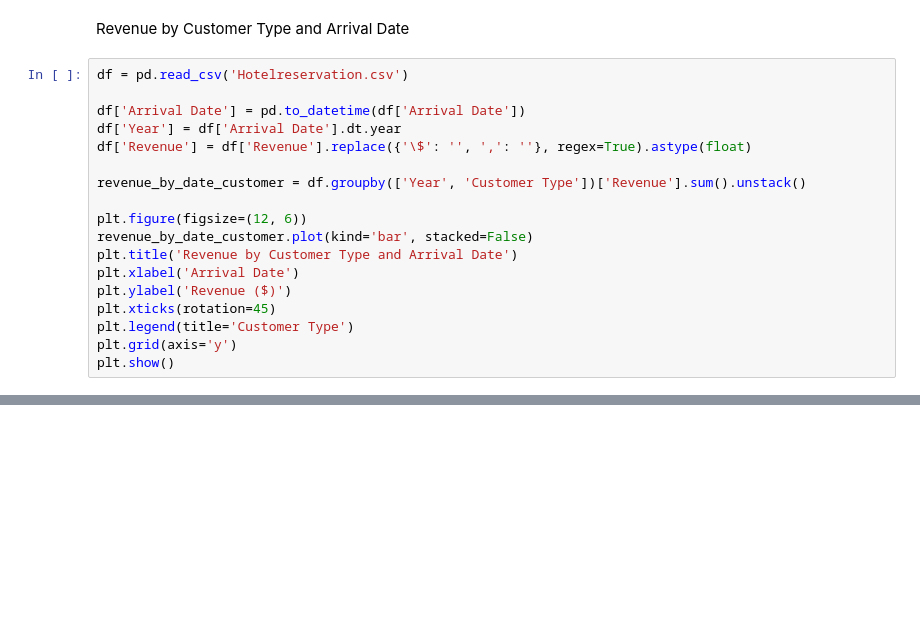
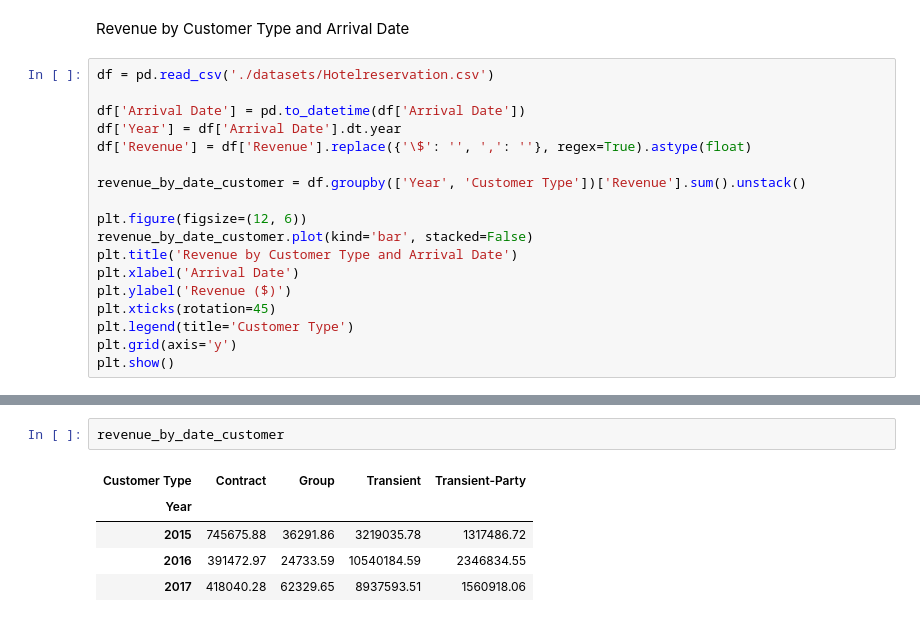
Before and after one commit to MannyDev/AU_32_DataVisualization, a Jupyter notebook: ManuelSalgueiro_110021200.ipynb, the cells around one changed output, grey strips where cells are left out. Cells and saved outputs as stored; diff of their text form; blank space fills up the shorter version.

```diff
--- a/ManuelSalgueiro_110021200.ipynb
+++ b/ManuelSalgueiro_110021200.ipynb
@@ -127,7 +127,7 @@ plt.show()
 # %% [markdown]
 Revenue by Customer Type and Arrival Date
 # %%
-df = pd.read_csv('Hotelreservation.csv')
+df = pd.read_csv('./datasets/Hotelreservation.csv')
 
 df['Arrival Date'] = pd.to_datetime(df['Arrival Date'])
 df['Year'] = df['Arrival Date'].dt.year
@@ -147,3 +147,11 @@ plt.show()
 # %% [output]
 <Figure size 1200x600 with 0 Axes>
 [figure]
+# %%
+revenue_by_date_customer
+# %% [output]
+| Customer Type | Contract | Group | Transient | Transient-Party |
+| Year |  |  |  |  |
+| 2015 | 745675.88 | 36291.86 | 3219035.78 | 1317486.72 |
+| 2016 | 391472.97 | 24733.59 | 10540184.59 | 2346834.55 |
+| 2017 | 418040.28 | 62329.65 | 8937593.51 | 1560918.06 |
```
Also changed, not shown: parts of 1 cell of this notebook, 8 other files.
